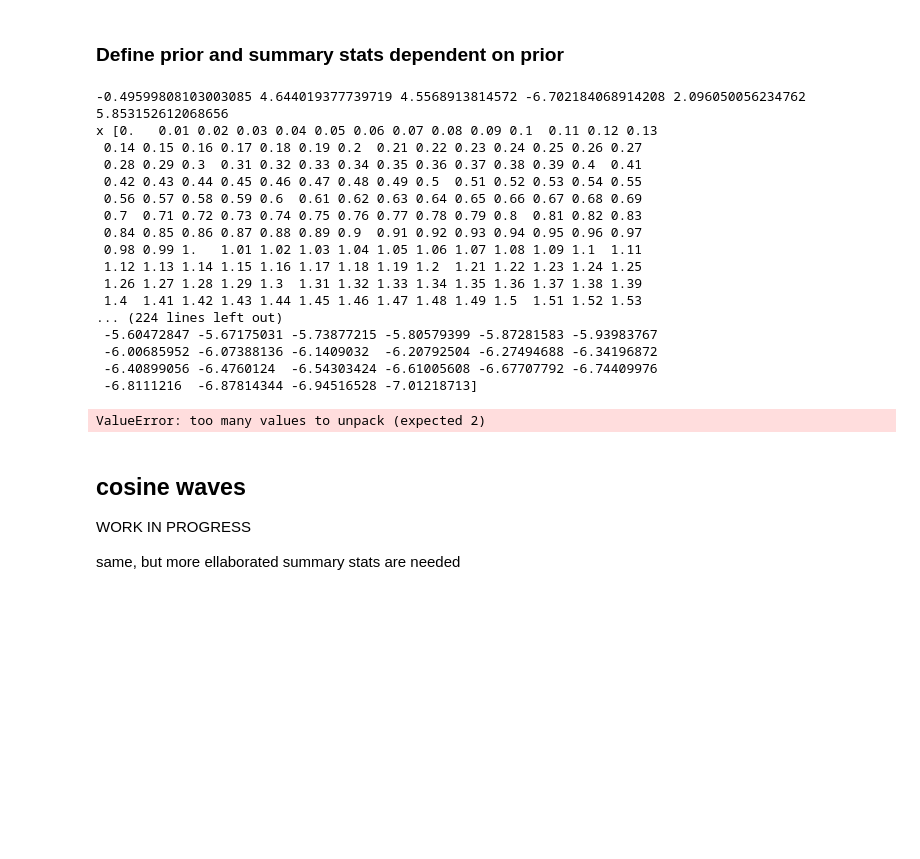
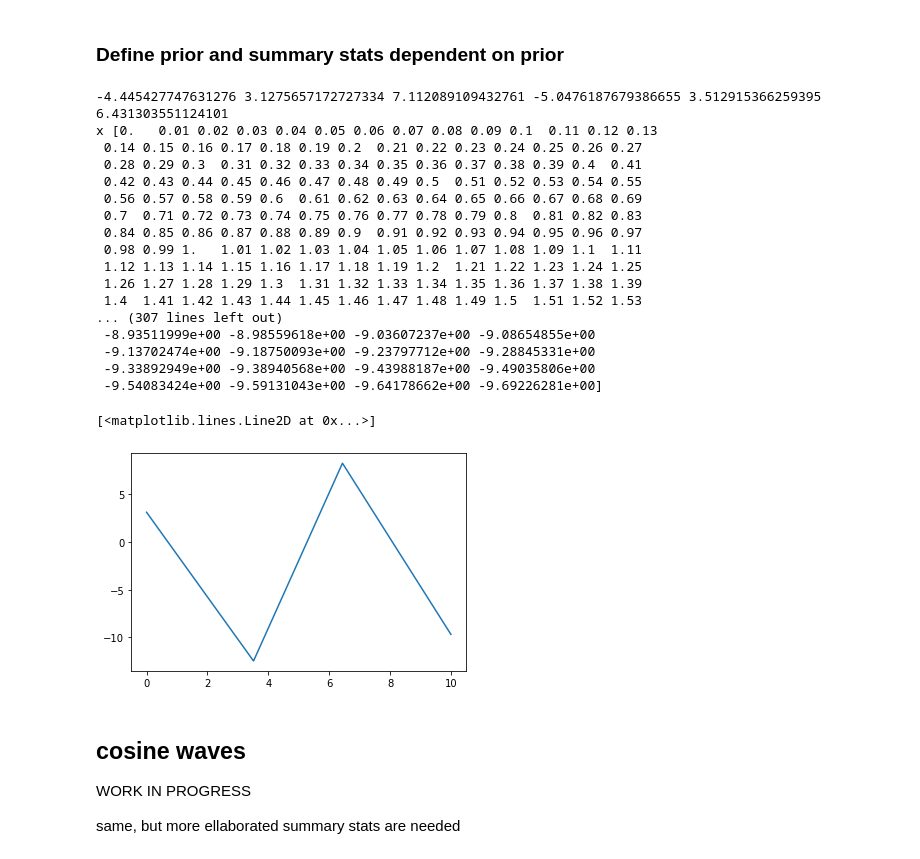
Before and after one commit to andererka/SBI_for_EEG, a Jupyter notebook: notebooks/piecewise_changed.ipynb, the cells around one changed output. Drawn from its saved outputs; the diff is of its cells as text; code cells hidden in the pictures; blank space fills up the shorter version.

```diff
--- a/notebooks/piecewise_changed.ipynb
+++ b/notebooks/piecewise_changed.ipynb
@@ -201,38 +214,39 @@ def piecewise_linear_third_batch(thetas):
 # %%
 """
 Priors
 """
 
 b = scp.random.uniform(0,10)
 a1 = scp.random.uniform(-10,0)
 a2 = scp.random.uniform(0,10)
 a3 = scp.random.uniform(-10,0)
 cp1 = scp.random.uniform(2,4)
 cp2 = scp.random.uniform(5,8)
 
-print(a1,b, a2,a3, cp1, cp2)
-x,y = piecewise_linear(a1,b, a2,a3, cp1, cp2)
 
-plt.plot(x,y)
+x = piecewise_linear(a1,b, a2,a3, cp1, cp2)
+
+plt.plot(x_lin, x)
 # %% [output]
--0.49599808103003085 4.644019377739719 4.5568913814572 -6.702184068914208 2.096050056234762 5.853152612068656
+-4.445427747631276 3.1275657172727334 7.112089109432761 -5.0476187679386655 3.512915366259395 6.431303551124101
 x [0.   0.01 0.02 0.03 0.04 0.05 0.06 0.07 0.08 0.09 0.1  0.11 0.12 0.13
  0.14 0.15 0.16 0.17 0.18 0.19 0.2  0.21 0.22 0.23 0.24 0.25 0.26 0.27
  0.28 0.29 0.3  0.31 0.32 0.33 0.34 0.35 0.36 0.37 0.38 0.39 0.4  0.41
  0.42 0.43 0.44 0.45 0.46 0.47 0.48 0.49 0.5  0.51 0.52 0.53 0.54 0.55
  0.56 0.57 0.58 0.59 0.6  0.61 0.62 0.63 0.64 0.65 0.66 0.67 0.68 0.69
  0.7  0.71 0.72 0.73 0.74 0.75 0.76 0.77 0.78 0.79 0.8  0.81 0.82 0.83
  0.84 0.85 0.86 0.87 0.88 0.89 0.9  0.91 0.92 0.93 0.94 0.95 0.96 0.97
  0.98 0.99 1.   1.01 1.02 1.03 1.04 1.05 1.06 1.07 1.08 1.09 1.1  1.11
  1.12 1.13 1.14 1.15 1.16 1.17 1.18 1.19 1.2  1.21 1.22 1.23 1.24 1.25
  1.26 1.27 1.28 1.29 1.3  1.31 1.32 1.33 1.34 1.35 1.36 1.37 1.38 1.39
  1.4  1.41 1.42 1.43 1.44 1.45 1.46 1.47 1.48 1.49 1.5  1.51 1.52 1.53
-... (224 lines left out)
- -5.60472847 -5.67175031 -5.73877215 -5.80579399 -5.87281583 -5.93983767
- -6.00685952 -6.07388136 -6.1409032  -6.20792504 -6.27494688 -6.34196872
- -6.40899056 -6.4760124  -6.54303424 -6.61005608 -6.67707792 -6.74409976
- -6.8111216  -6.87814344 -6.94516528 -7.01218713]
+... (307 lines left out)
+ -8.93511999e+00 -8.98559618e+00 -9.03607237e+00 -9.08654855e+00
+ -9.13702474e+00 -9.18750093e+00 -9.23797712e+00 -9.28845331e+00
+ -9.33892949e+00 -9.38940568e+00 -9.43988187e+00 -9.49035806e+00
+ -9.54083424e+00 -9.59131043e+00 -9.64178662e+00 -9.69226281e+00]
-ValueError: too many values to unpack (expected 2)
+[<matplotlib.lines.Line2D at 0x...>]
+[figure, added]
 # %%
 """
 Summary stats
```
Also changed, not shown: parts of 17 cells of this notebook, 39 other files.
